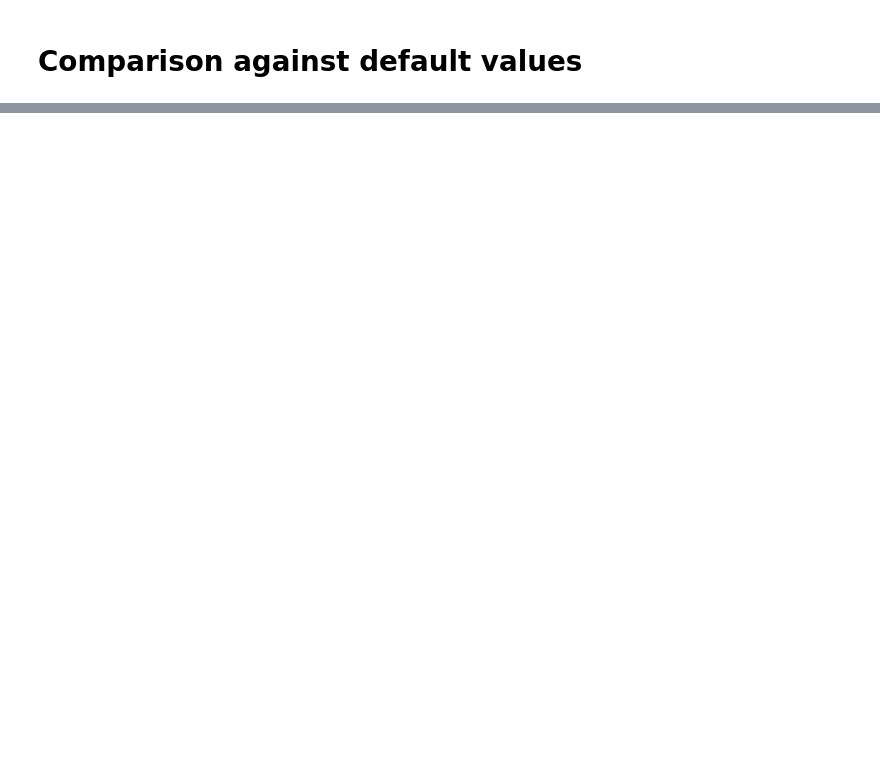
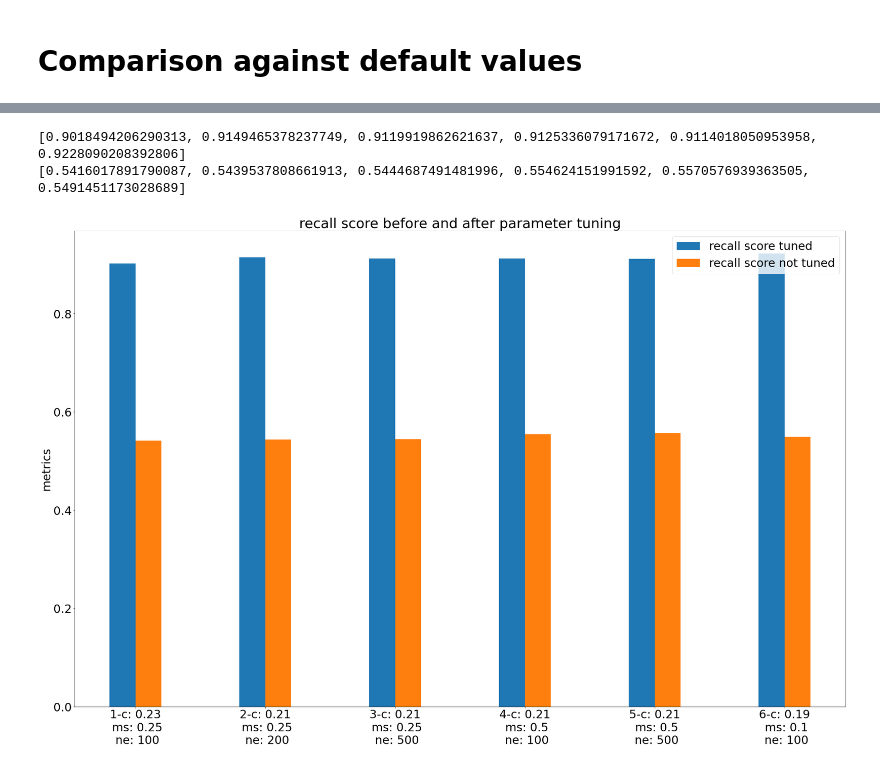
Before and after one commit to Thanhphan1147/kddcup_benchmark, a Jupyter notebook: notebook/Trainning configuration for Isolation Forest.ipynb, the cells around one changed output, grey strips where cells are left out. Cells and saved outputs as stored; diff of their text form; code cells hidden in the pictures; blank space fills up the shorter version.

```diff
--- a/notebook/Trainning configuration for Isolation Forest.ipynb
+++ b/notebook/Trainning configuration for Isolation Forest.ipynb
@@ -840 +902,25 @@ for rs, c, ms, ne in best_param:
+# %%
+print(r_tuned)
+print(r_not_tuned)
+fig, ax = plt.subplots(figsize = (30,20))
+plt.rc('font', size=30)
+
+width = 1
+labels = [f"{rs}-c: {c:.2}\n ms: {ms:.2}\n ne: {ne}" for rs, c, ms, ne in best_param]
+ax.set_xticks([i*5 + width/2 for i in range(len(r_tuned))])
+ax.set_xticklabels(labels)
+ax.set_ylabel('metrics')
+
+ax.set_title('recall score before and after parameter tuning')
+
+ax.bar([i*5 for i in range(len(r_tuned))], r_tuned, width=width)
+ax.bar([i*5 + width for i in range(len(r_not_tuned))], r_not_tuned, width=width)
+fig.tight_layout()
+ax.legend(['recall score tuned', 'recall score not tuned'])
+plt.savefig("IF_graph_recall_sf_10p.png", dpi=100)
+plt.show()
+# %% [output]
+[0.9018494206290313, 0.9149465378237749, 0.9119919862621637, 0.9125336079171672, 0.9114018050953958, 0.9228090208392806]
+[0.5416017891790087, 0.5439537808661913, 0.5444687491481996, 0.554624151991592, 0.5570576939363505, 0.5491451173028689]
+[figure, added]
 # %%
```
Also changed, not shown: parts of 13 cells of this notebook, 5 other files.
